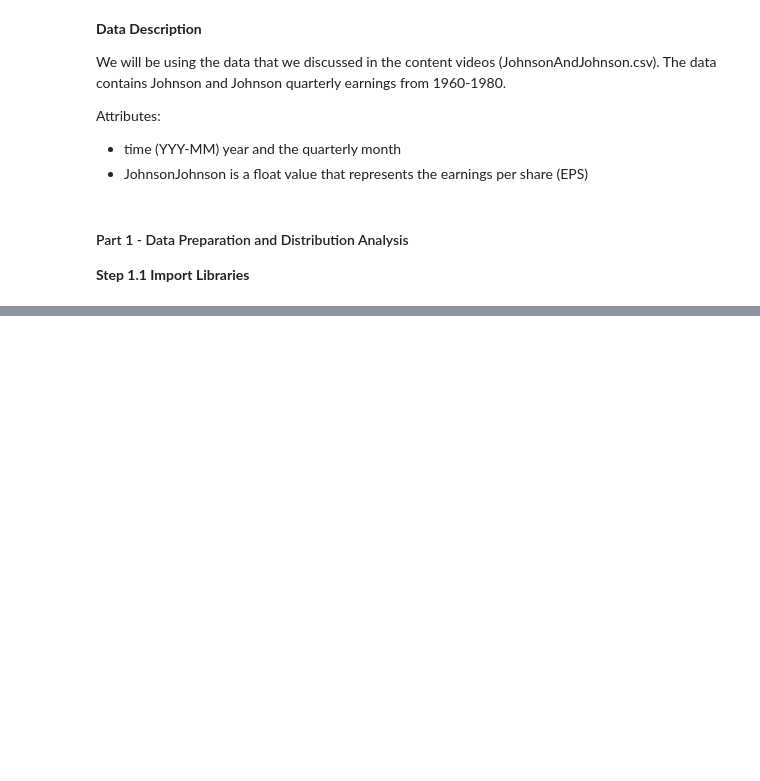
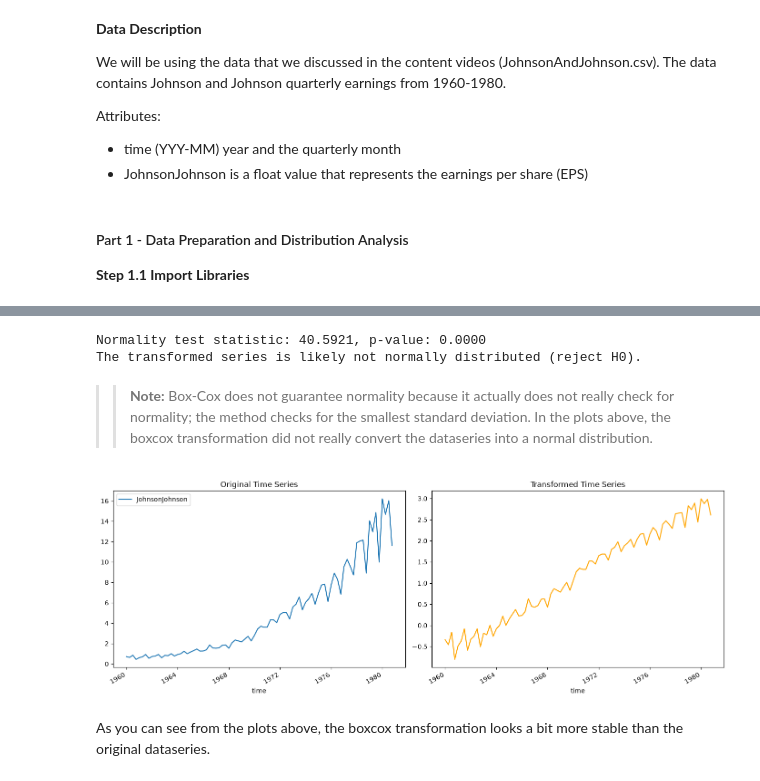
Before and after one commit to michaelhudson2205/INFO3022_Practicals, a Jupyter notebook: P3_1_Data_Processing.ipynb, the cells around one changed output, grey strips where cells are left out. Saved outputs shown, nothing was run; the diff lists cells and outputs as text; code cells hidden in the pictures; blank space fills up the shorter version.

```diff
--- a/P3_1_Data_Processing.ipynb
+++ b/P3_1_Data_Processing.ipynb
@@ -33,0 +225,38 @@ from matplotlib.ticker import StrMethodFormatter
+# %%
+# Perform the normality test on the transformed series
+stat, pvalue = normaltest(xts)
+
+print(f"Normality test statistic: {stat:.4f}, p-value: {pvalue:.4f}")
+
+# Interpret the results
+if pvalue < 0.05:
+    print("The transformed series is likely not normally distributed (reject H0).")
+else:
+    print("The transformed series appears approximately normally distributed (fail to reject H0).")
+# %% [output]
+Normality test statistic: 40.5921, p-value: 0.0000
+The transformed series is likely not normally distributed (reject H0).
+# %% [markdown]
+>> **Note:** Box-Cox does not guarantee normality because it actually does not really check for normality; the method checks for the smallest standard deviation. In the plots above, the boxcox transformation did not really convert the dataseries into a normal distribution.
+# %%
+# Let us see what the dataset look like before and after the transformation
+# there will be two plots
+
+fig, ax = plt.subplots(1, 2, figsize=(14, 5))
+
+# Original Time Series
+df.plot(ax=ax[0])
+
+# Transformed Time Series
+xts.plot(ax=ax[1], color='orange')
+
+# Labels and Titles
+ax[0].set_title("Original Time Series")
+ax[1].set_title("Transformed Time Series")
+
+plt.tight_layout()
+plt.show()
+# %% [output]
+[figure, added]
+# %% [markdown]
+As you can see from the plots above, the boxcox transformation looks a bit more stable than the original dataseries.
```
Also changed, not shown: parts of 17 cells of this notebook.
